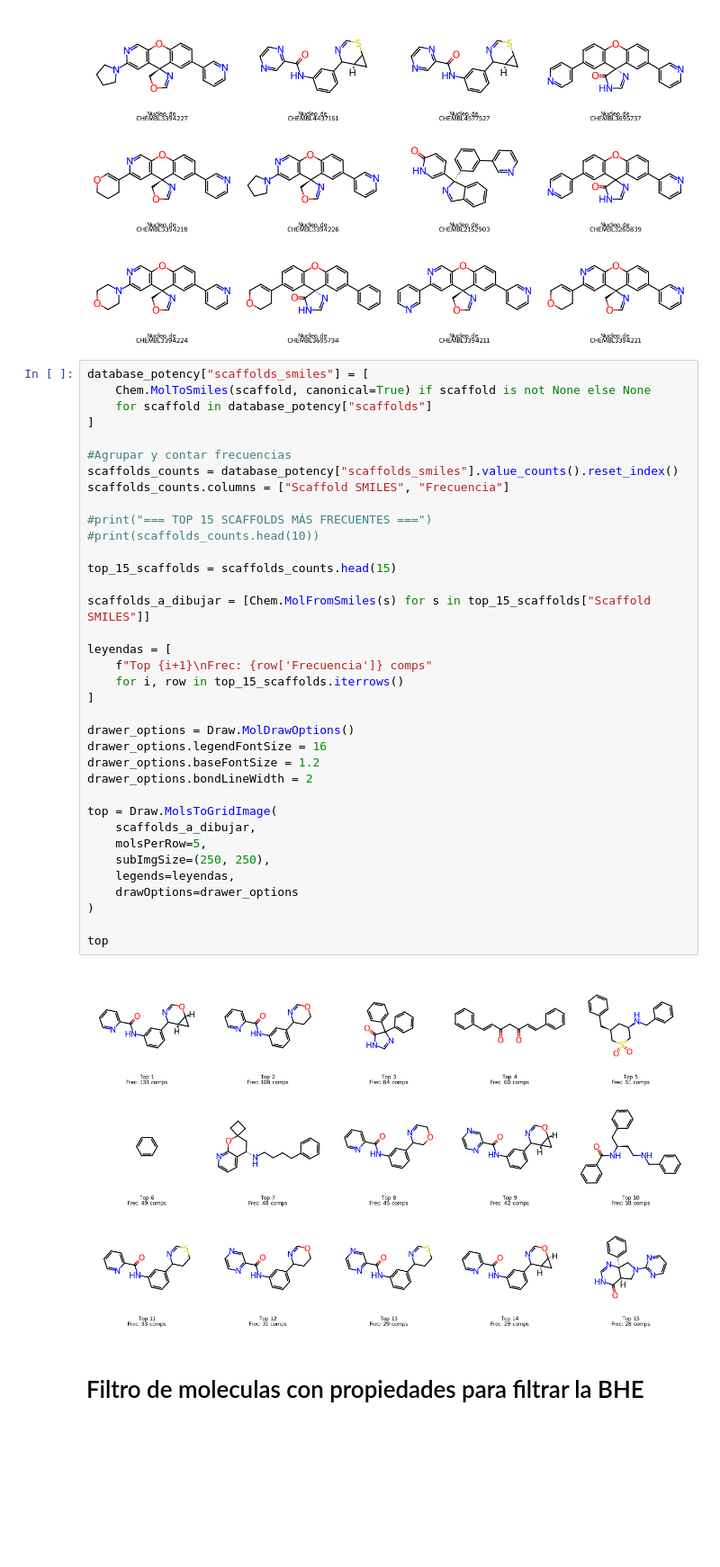
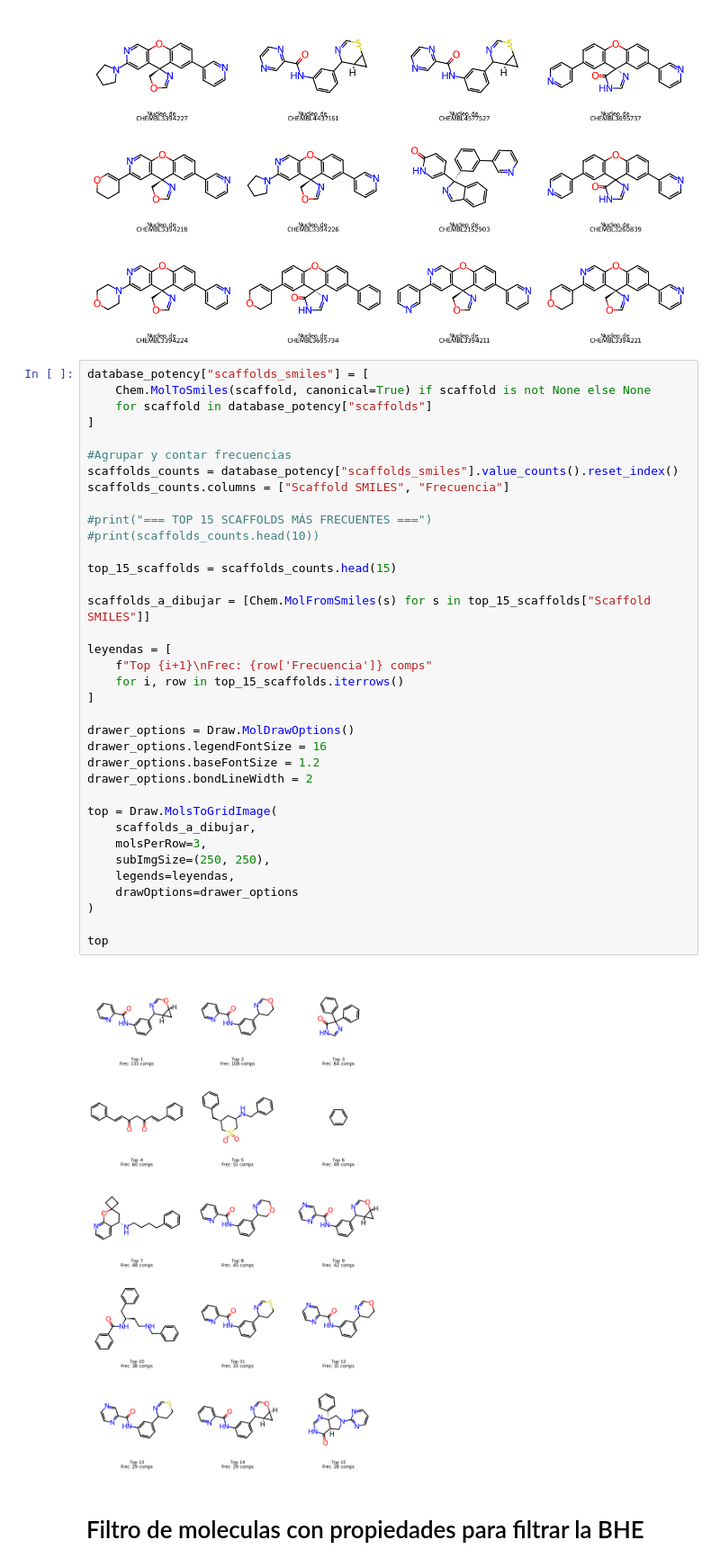
Before and after one commit to Daniphantom99/AW, a Jupyter notebook: BACE1_DS_Activity_wall.ipynb, the cells around one changed output. Shown at 90% size. Drawn from its saved outputs; the diff is of its cells as text; blank space fills up the shorter version.

Commit message:
update para generar imagenes de articulo

```diff
--- a/BACE1_DS_Activity_wall.ipynb
+++ b/BACE1_DS_Activity_wall.ipynb
@@ -336,35 +340,35 @@ database_potency["scaffolds_smiles"] = [
 #Agrupar y contar frecuencias
 scaffolds_counts = database_potency["scaffolds_smiles"].value_counts().reset_index()
 scaffolds_counts.columns = ["Scaffold SMILES", "Frecuencia"]
 
 #print("=== TOP 15 SCAFFOLDS MÁS FRECUENTES ===")
 #print(scaffolds_counts.head(10))
 
 top_15_scaffolds = scaffolds_counts.head(15)
 
 scaffolds_a_dibujar = [Chem.MolFromSmiles(s) for s in top_15_scaffolds["Scaffold SMILES"]]
 
 leyendas = [
     f"Top {i+1}\nFrec: {row['Frecuencia']} comps"
     for i, row in top_15_scaffolds.iterrows()
 ]
 
 drawer_options = Draw.MolDrawOptions()
 drawer_options.legendFontSize = 16
 drawer_options.baseFontSize = 1.2
 drawer_options.bondLineWidth = 2
 
 top = Draw.MolsToGridImage(
     scaffolds_a_dibujar,
-    molsPerRow=5,
+    molsPerRow=3,
     subImgSize=(250, 250),
     legends=leyendas,
     drawOptions=drawer_options
 )
 
 top
 # %% [output]
-[figure, old version]
+[figure, new version]
 # %% [markdown]
 # Filtro de moleculas con propiedades para filtrar la BHE
 # %% [markdown]
```
Also changed, not shown: parts of 5 cells of this notebook.
